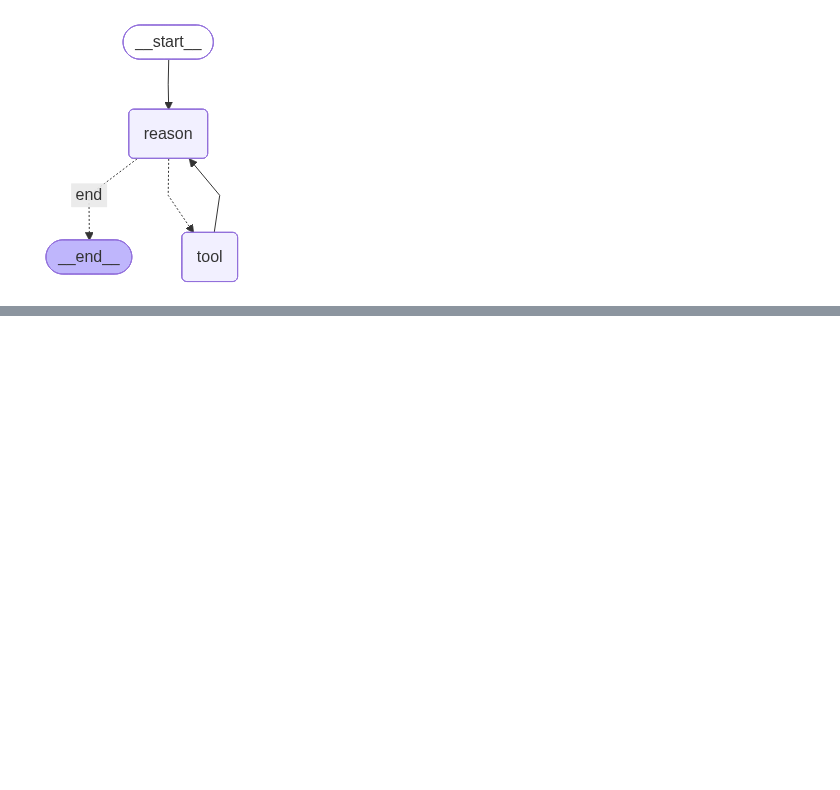
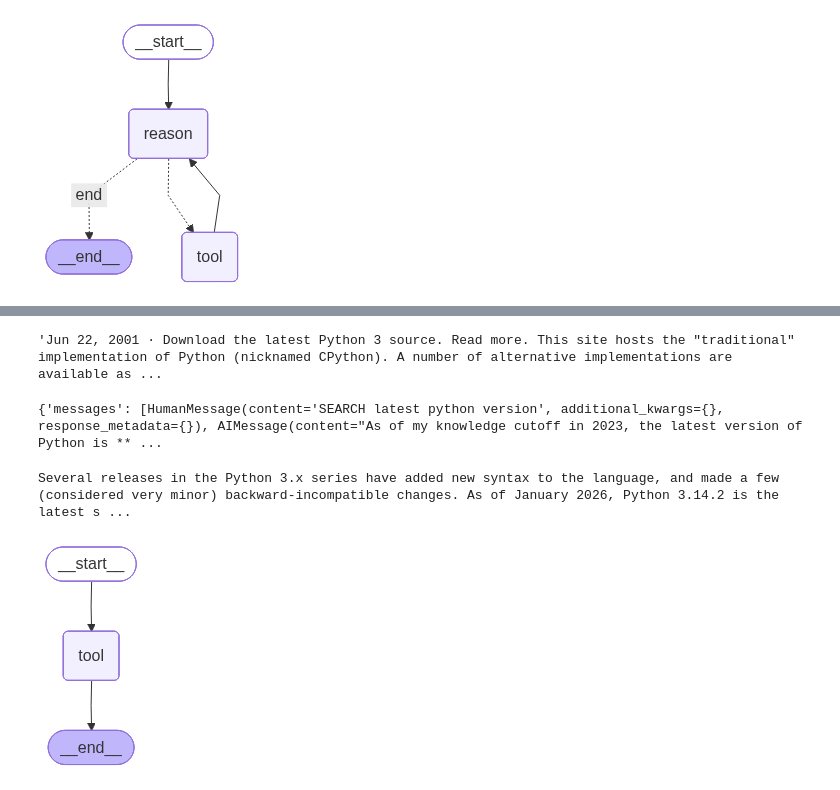
Before and after one commit to pakarthikstudent/OU_AgenticAI_Feb_26, a Jupyter notebook: DAY3/AI-DAY3.ipynb, the cells around one changed output, grey strips where cells are left out. Drawn from its saved outputs; the diff is of its cells as text; code cells hidden in the pictures; blank space fills up the shorter version.

```diff
--- a/DAY3/AI-DAY3.ipynb
+++ b/DAY3/AI-DAY3.ipynb
@@ -881,0 +1150,4 @@ def newPage2():
+# %%
+search_tool.run("SEARCH latest python version")
+# %% [output]
+'Jun 22, 2001 · Download the latest Python 3 source. Read more. This site hosts the "traditional" implementation of Python (nicknamed CPython). A number of alternative implementations are available as ...
@@ -881,0 +1210,51 @@ def newPage2():
+# %%
+print(output)
+# %% [output]
+{'messages': [HumanMessage(content='SEARCH latest python version', additional_kwargs={}, response_metadata={}), AIMessage(content="As of my knowledge cutoff in 2023, the latest version of Python is ** ...
+# %%
+
+class AgentState(TypedDict):
+    messages: List
+    tool_result: str
+
+# Only tool
+def tool_node(state: AgentState):
+    user_msg = state["messages"][-1].content
+
+    query = user_msg.replace("SEARCH", "").strip()
+
+    result = search_tool.run(query)
+
+    tool_msg = AIMessage(content=result)
+
+    return {
+        "tool_result": result,
+        "messages": state["messages"] + [tool_msg]
+    }
+
+
+graph = StateGraph(AgentState)
+
+graph.add_node("tool", tool_node)
+graph.set_entry_point("tool")
+graph.add_edge("tool", END)
+
+app = graph.compile()
+
+
+question = "SEARCH latest python version"
+initialize = {
+    "messages": [HumanMessage(content=question)],
+    "tool_result": ""
+}
+
+output = app.invoke(initialize)
+
+print(output["tool_result"])
+# %% [output]
+Several releases in the Python 3.x series have added new syntax to the language, and made a few (considered very minor) backward-incompatible changes. As of January 2026, Python 3.14.2 is the latest s ...
+# %%
+from IPython.display import Image,display
+display(Image(app.get_graph().draw_mermaid_png()))
+# %% [output]
+[figure, added]
```
Also changed, not shown: parts of 10 cells of this notebook.
